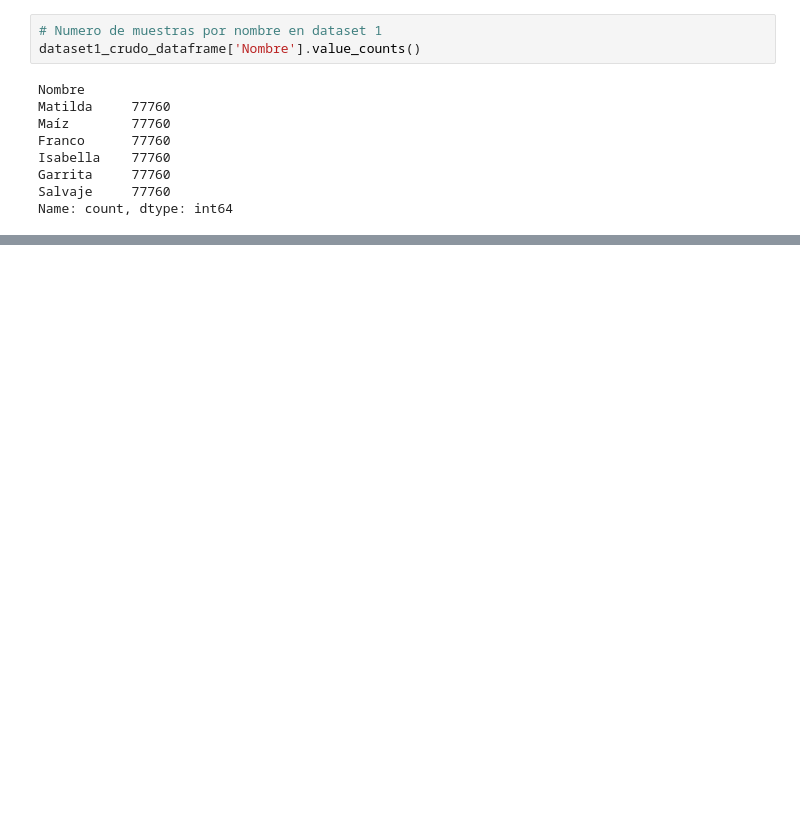
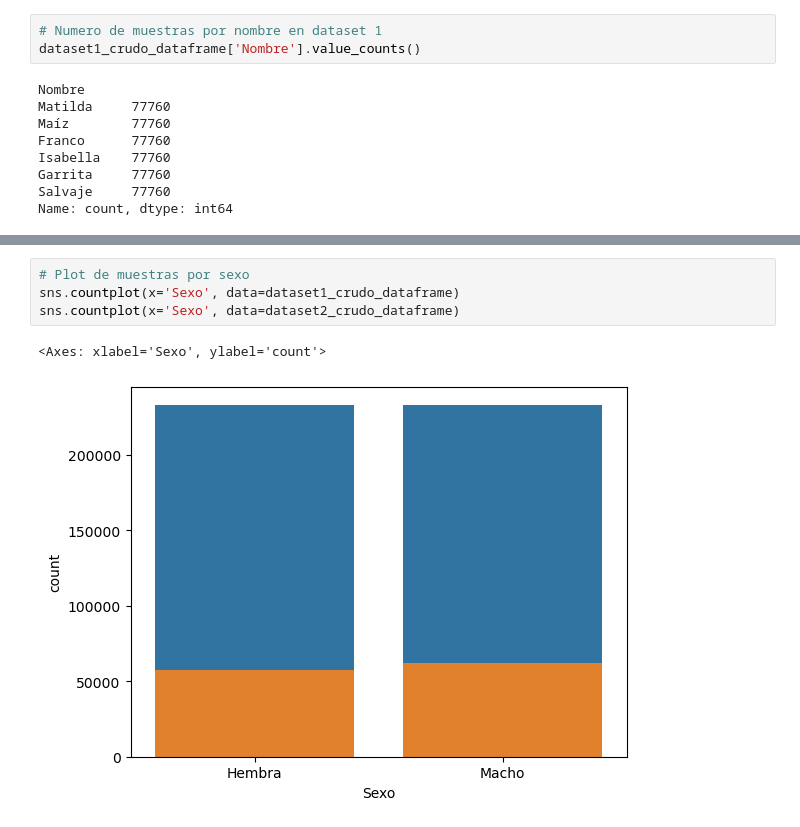
Before and after one commit to jbaez-utn/rnr-meleros, a Jupyter notebook: notebooks/1-eda-analisis-exploratorio.ipynb, the cells around one changed output, grey strips where cells are left out. Cells and saved outputs as stored; diff of their text form; blank space fills up the shorter version.

```diff
--- a/notebooks/1-eda-analisis-exploratorio.ipynb
+++ b/notebooks/1-eda-analisis-exploratorio.ipynb
@@ -331,0 +375,7 @@ Name: count, dtype: int64
+# %%
+# Plot de muestras por sexo
+sns.countplot(x='Sexo', data=dataset1_crudo_dataframe)
+sns.countplot(x='Sexo', data=dataset2_crudo_dataframe)
+# %% [output]
+<Axes: xlabel='Sexo', ylabel='count'>
+[figure, added]
```
Also changed, not shown: parts of 20 cells of this notebook, 1 other file.
